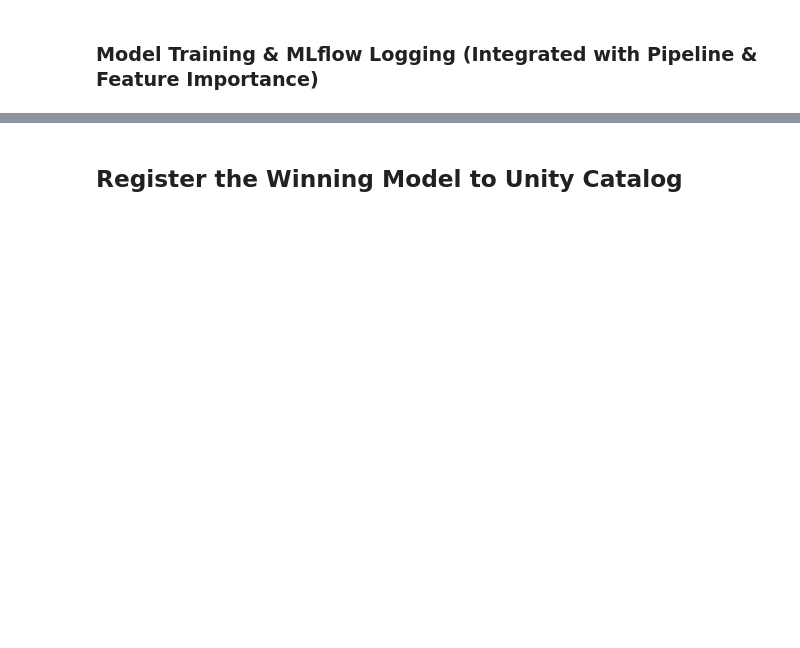
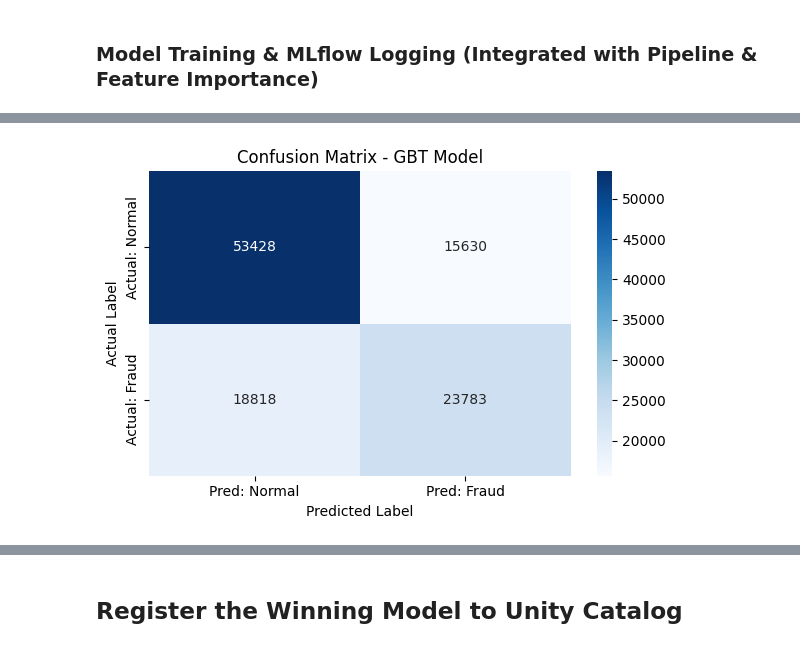
Before and after one commit to siraphat-nuurai/insurance-claim-fraud-detection, a Jupyter notebook: notebooks/model_training_mlflow.ipynb, the cells around one changed output, grey strips where cells are left out. Drawn from its saved outputs; the diff is of its cells as text; code cells hidden in the pictures; blank space fills up the shorter version.

Commit message:
added model

```diff
--- a/notebooks/model_training_mlflow.ipynb
+++ b/notebooks/model_training_mlflow.ipynb
@@ -122,5 +357,7 @@ print("✅ Saved train_set and test_set to Unity Catalog")
 # %%
 # Model Training & MLflow Logging (Integrated with Pipeline & Feature Importance)
+# fine-tuned 1 times
+
 
 with mlflow.start_run(run_name="Challenger_GBTClassifier_With_Signature") as run:
 
@@ -174,6 +411,84 @@ with mlflow.start_run(run_name="Challenger_GBTClassifier_With_Signature") as run
 
     ############################
 
+    # ==========================================
+    # Evaluate Model & Calculate 5 Indicators
+    # ==========================================
+    print("📊 Generating Confusion Matrix, 5 Indicators, and Classification Report...")
+
+    # Convert PySpark predictions on test_data to Pandas for Sklearn
+    preds_pd = gbt_predictions.select("is_fraud", "prediction").toPandas()
+
+    # Calculate Confusion Matrix and extract TP, TN, FP, FN values
+    cm = confusion_matrix(preds_pd["is_fraud"], preds_pd["prediction"])
+    tn, fp, fn, tp = cm.ravel()  # from 2x2 Matrix to 4 variables
+
+    # Calculate 5 Indicators
+
+    accuracy = (tp + tn) / (tp + tn + fp + fn)
+    precision = tp / (tp + fp) if (tp + fp) > 0 else 0.0
+    recall = tp / (tp + fn) if (tp + fn) > 0 else 0.0
+    f1_score = 2 * (precision * recall) / (precision + recall) if (precision + recall) > 0 else 0.0
+    specificity = tn / (tn + fp) if (tn + fp) > 0 else 0.0
+
+    # Display 5 indicators
+    print("\n📈 5 Key Performance Indicators:")
+    print(f"1. Accuracy    (ความถูกต้องรวม)                  : {accuracy:.4f}")
+    print(f"2. Precision   (ทายว่า Fraud แล้วเป็น Fraud จริง)   : {precision:.4f}")
+    print(f"3. Recall      (จับ Fraud จากทั้งหมดได้แค่ไหน)      : {recall:.4f}")
+    print(f"4. F1-Score    (ค่าเฉลี่ยสมดุล Precision & Recall) : {f1_score:.4f}")
+    print(f"5. Specificity (จับรายการปกติได้ถูกต้องแค่ไหน)       : {specificity:.4f}")
+    print("-" * 50)
+
+    # Log Indicators into MLflow
+    mlflow.log_metric("Accuracy", accuracy)
+    mlflow.log_metric("Precision", precision)
+    mlflow.log_metric("Recall", recall)
+    mlflow.log_metric("F1_Score", f1_score)
+    mlflow.log_metric("Specificity", specificity)
+    # Log raw data
+    mlflow.log_metric("True_Positives", tp)
+    mlflow.log_metric("True_Negatives", tn)
+    mlflow.log_metric("False_Positives", fp)
+    mlflow.log_metric("False_Negatives", fn)
+
+    # Print Classification Report (traditional)
+    print("\n📋 Classification Report:")
+    print(
+        classification_report(
+            preds_pd["is_fraud"],
+            preds_pd["prediction"],
+            target_names=["Normal (0)", "Fraud (1)"],
+        )
+    )
+
+    # Plot Confusion Matrix Heatmap
+    cm = confusion_matrix(preds_pd["is_fraud"], preds_pd["prediction"])
+
+    # Plot Confusion Matrix Heatmap
+    fig, ax = plt.subplots(figsize=(6, 4))
+    sns.heatmap(
+        cm,
+        annot=True,
+        fmt="d",
+        cmap="Blues",
+        xticklabels=["Pred: Normal", "Pred: Fraud"],
+        yticklabels=["Actual: Normal", "Actual: Fraud"],
+        ax=ax,
+    )
+    plt.title("Confusion Matrix - GBT Model")
+    plt.ylabel("Actual Label")
+    plt.xlabel("Predicted Label")
+    plt.tight_layout()
+
+    # Save plot image and log to MLflow as an Artifact
+    cm_plot_path = "/tmp/confusion_matrix.png"
+    plt.savefig(cm_plot_path)
+    mlflow.log_artifact(cm_plot_path, artifact_path="plots")
+    plt.show()
+
+    print("✅ Confusion matrix and 5 Indicators logged to MLflow successfully!")
+
     # Extract & Save Feature Importances
 
     print("🔍 Extracting Feature Importance from the model...")
@@ -191,3 +506,4 @@ with mlflow.start_run(run_name="Challenger_GBTClassifier_With_Signature") as run
 
     # Automately extract run_id for Model Registry
     run_id = run.info.run_id
+# %% [output]
@@ -193,0 +530 @@ with mlflow.start_run(run_name="Challenger_GBTClassifier_With_Signature") as run
+[figure, added]
```
Also changed, not shown: parts of 22 cells of this notebook.
